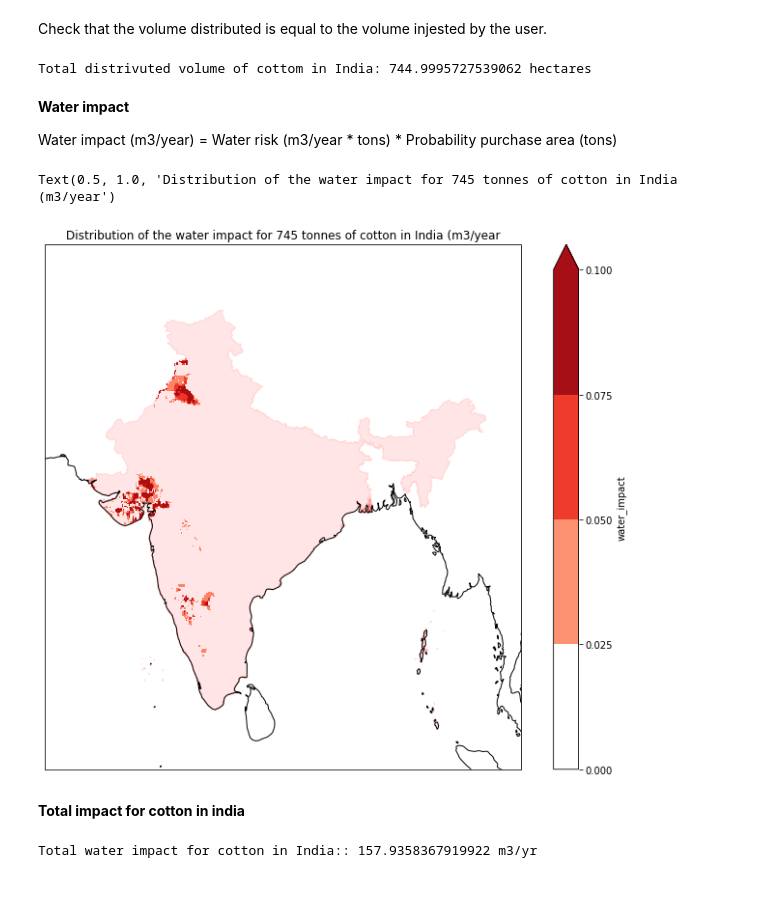
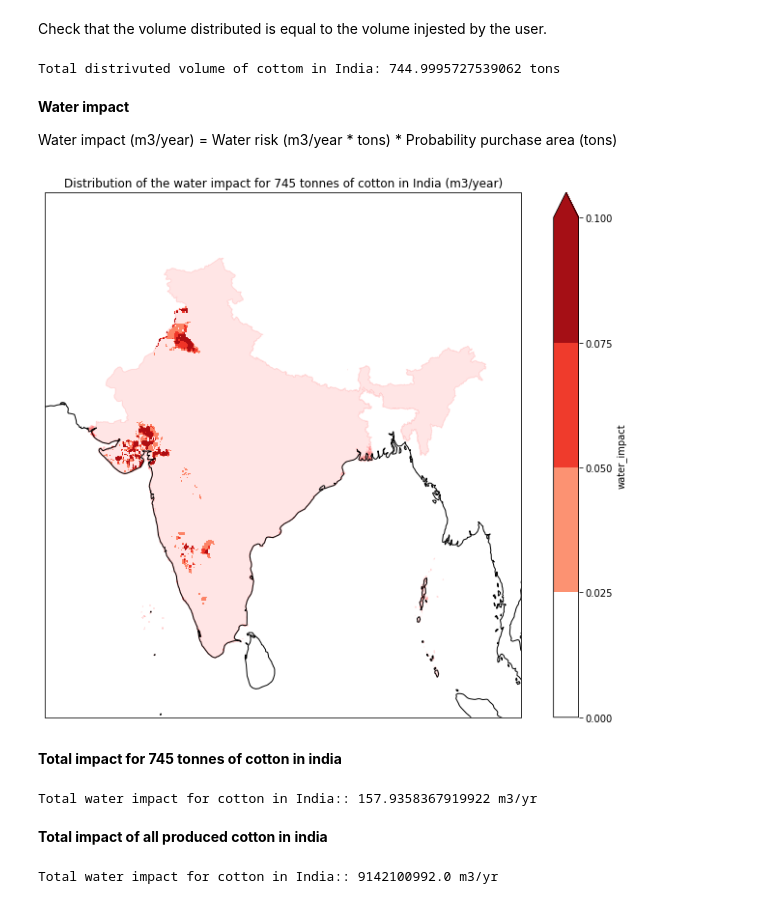
Before and after one commit to Vizzuality/landgriffon, a Jupyter notebook: data/notebooks/Lab/QA_risk_impact_calc_blwf_xr.ipynb, the cells around one changed output. Drawn from its saved outputs; the diff is of its cells as text; code cells hidden in the pictures.

```diff
--- a/data/notebooks/Lab/QA_risk_impact_calc_blwf_xr.ipynb
+++ b/data/notebooks/Lab/QA_risk_impact_calc_blwf_xr.ipynb
@@ -333,40 +308,35 @@ Text(0.5, 1.0, 'Probability purchase area (tons)')
 Check that the volume distributed is equal to the volume injested by the user.
 # %%
 tot_ha = xds_ind["probability_purchase_area"].sum().data
-print(f'Total distrivuted volume of cottom in India: {tot_ha} hectares')
+print(f'Total distrivuted volume of cottom in India: {tot_ha} tons')
 # %% [output]
-Total distrivuted volume of cottom in India: 744.9995727539062 hectares
+Total distrivuted volume of cottom in India: 744.9995727539062 tons
 # %% [markdown]
 **Water impact**
 
 Water impact (m3/year) = Water risk (m3/year * tons) * Probability purchase area (tons)
 # %%
 xds_ind = xds_ind.assign(water_impact = xds_ind['water_risk'] * xds_ind['probability_purchase_area'])
-# %%
-# Define the colors you want
-cmap = ListedColormap(["#ffffff", "#fc9272", "#ef3b2c", "#a50f15" ])
-
-# Define a normalization from values -> colors
-norm = colors.BoundaryNorm([0,0.025, 0.05, 0.075,  0.1], 5)
-
-plt.figure(figsize=(12,10))
-ax = plt.axes(projection=ccrs.PlateCarree())
-
-ax.set_global()
-
-xds_ind['water_impact'].plot(ax=ax, norm=norm, cmap=cmap, x='x', y='y', transform=ccrs.PlateCarree())
-geom.plot(ax=ax, color='red', alpha=.1, edgecolor='red')
-ax.coastlines()
-ax.set_ylim((4,40))
-ax.set_xlim((65,100))
-ax.set_title('Distribution of the water impact for 745 tonnes of cotton in India (m3/year')
-# %% [output]
-Text(0.5, 1.0, 'Distribution of the water impact for 745 tonnes of cotton in India (m3/year')
-[figure, removed]
+# %%
+color_list = ["#ffffff", "#fc9272", "#ef3b2c", "#a50f15" ]
+values = [0,0.025, 0.05, 0.075,  0.1]
+
+title = 'Distribution of the water impact for 745 tonnes of cotton in India (m3/year)'
+
+da_plot(xds_ind['water_impact'], geom, color_list, values, title, x='x', y='y', xlim=(65,100), ylim=(4,40))
+# %% [output]
+[figure, added]
 # %% [markdown]
-**Total impact for cotton in india**
+**Total impact for 745 tonnes of cotton in india**
 # %%
 tot_impact = xds_ind['water_impact'].sum().data
 print(f'Total water impact for cotton in India:: {tot_impact} m3/yr')
 # %% [output]
 Total water impact for cotton in India:: 157.9358367919922 m3/yr
+# %% [markdown]
+**Total impact of all produced cotton in india**
+# %%
+tot_impact_all = (((xds_ind["water_footprint"]*mm_to_m3)/tot_pro) * (xds_ind["cotton_harvested_area"]/tot_ha) * tot_pro_ind).sum().data
+print(f'Total water impact for cotton in India:: {tot_impact_all} m3/yr')
+# %% [output]
+Total water impact for cotton in India:: 9142100992.0 m3/yr
```
Also changed, not shown: parts of 12 cells of this notebook, 1 other file.
